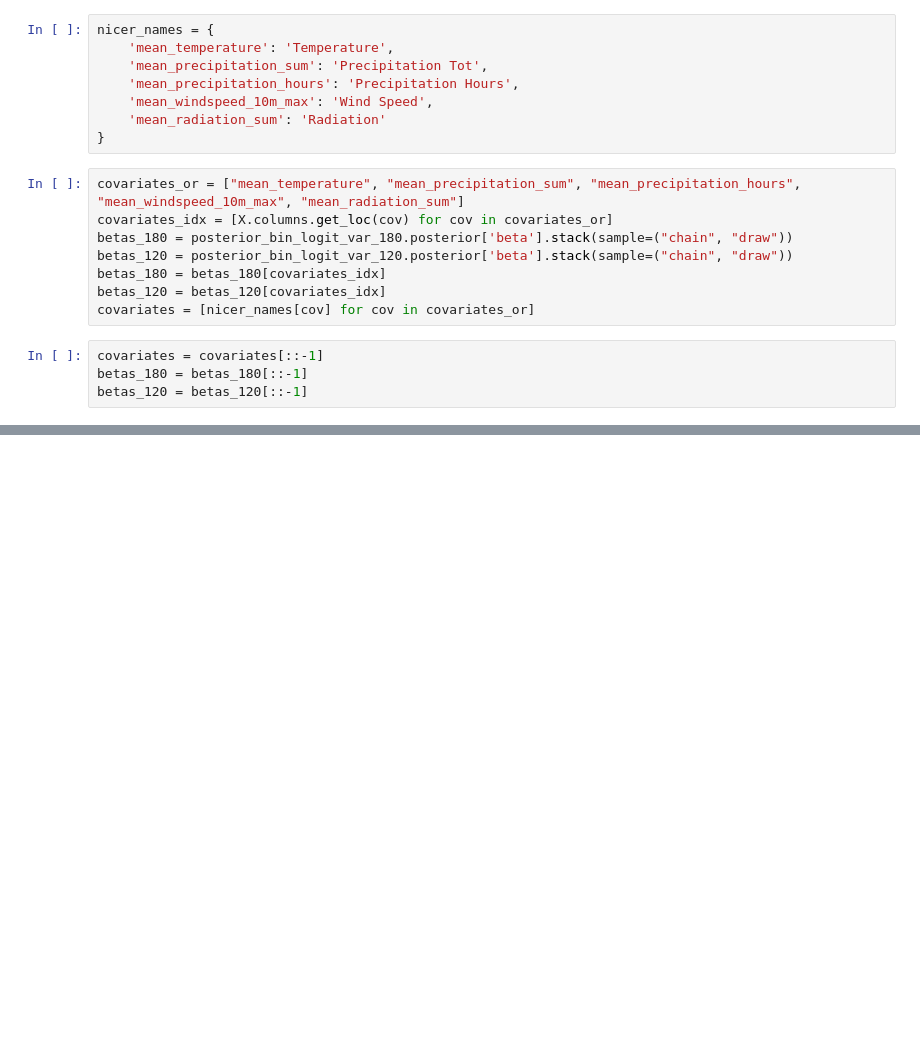
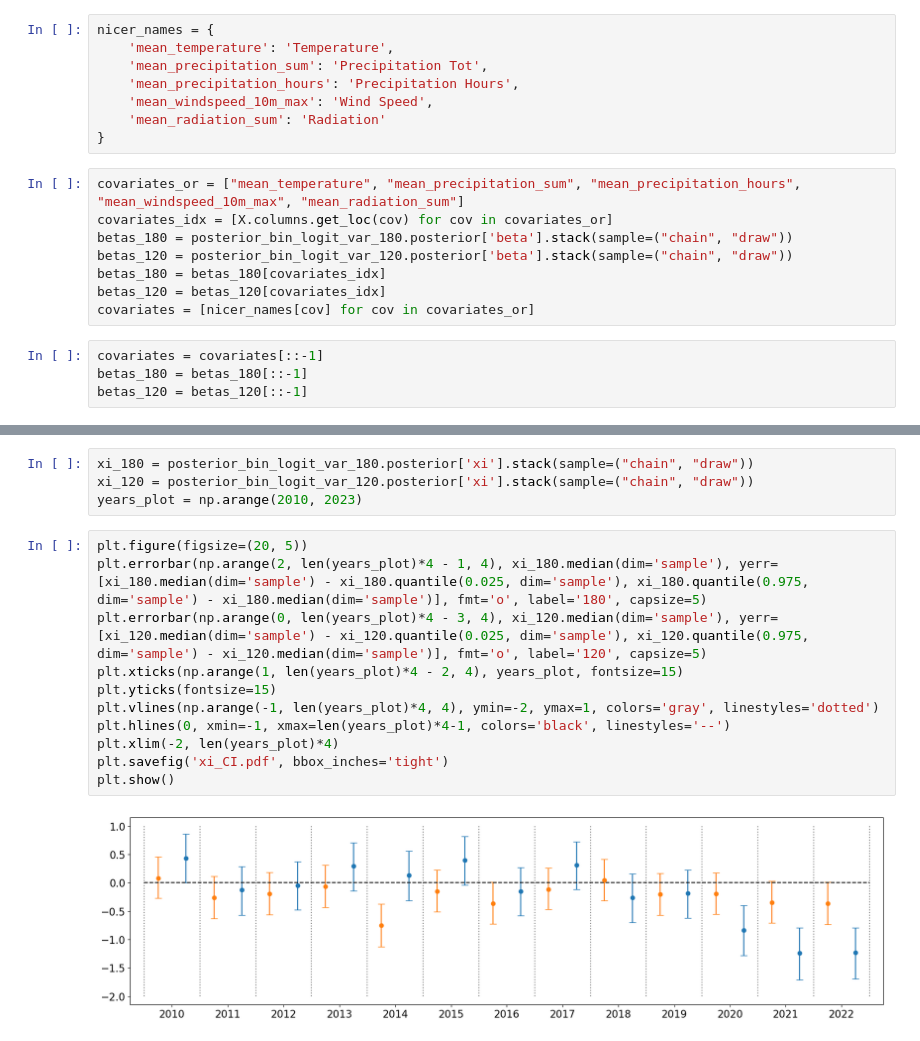
Before and after one commit to venanzjones/Bayesian_Project, a Jupyter notebook: main/Modello/Final_models_SIS.ipynb, the cells around one changed output, grey strips where cells are left out. Drawn from its saved outputs; the diff is of its cells as text; blank space fills up the shorter version.

```diff
--- a/main/Modello/Final_models_SIS.ipynb
+++ b/main/Modello/Final_models_SIS.ipynb
@@ -442,0 +444,17 @@ plt.show()
+# %%
+xi_180 = posterior_bin_logit_var_180.posterior['xi'].stack(sample=("chain", "draw"))
+xi_120 = posterior_bin_logit_var_120.posterior['xi'].stack(sample=("chain", "draw"))
+years_plot = np.arange(2010, 2023)
+# %%
+plt.figure(figsize=(20, 5))
+plt.errorbar(np.arange(2, len(years_plot)*4 - 1, 4), xi_180.median(dim='sample'), yerr=[xi_180.median(dim='sample') - xi_180.quantile(0.025, dim='sample'), xi_180.quantile(0.975, dim='sample') - xi_180.median(dim='sample')], fmt='o', label='180', capsize=5)
+plt.errorbar(np.arange(0, len(years_plot)*4 - 3, 4), xi_120.median(dim='sample'), yerr=[xi_120.median(dim='sample') - xi_120.quantile(0.025, dim='sample'), xi_120.quantile(0.975, dim='sample') - xi_120.median(dim='sample')], fmt='o', label='120', capsize=5)
+plt.xticks(np.arange(1, len(years_plot)*4 - 2, 4), years_plot, fontsize=15)
+plt.yticks(fontsize=15)
+plt.vlines(np.arange(-1, len(years_plot)*4, 4), ymin=-2, ymax=1, colors='gray', linestyles='dotted')
+plt.hlines(0, xmin=-1, xmax=len(years_plot)*4-1, colors='black', linestyles='--')
+plt.xlim(-2, len(years_plot)*4)
+plt.savefig('xi_CI.pdf', bbox_inches='tight')
+plt.show()
+# %% [output]
+[figure, added]
```
Also changed, not shown: parts of 11 cells of this notebook, 5 other files.
